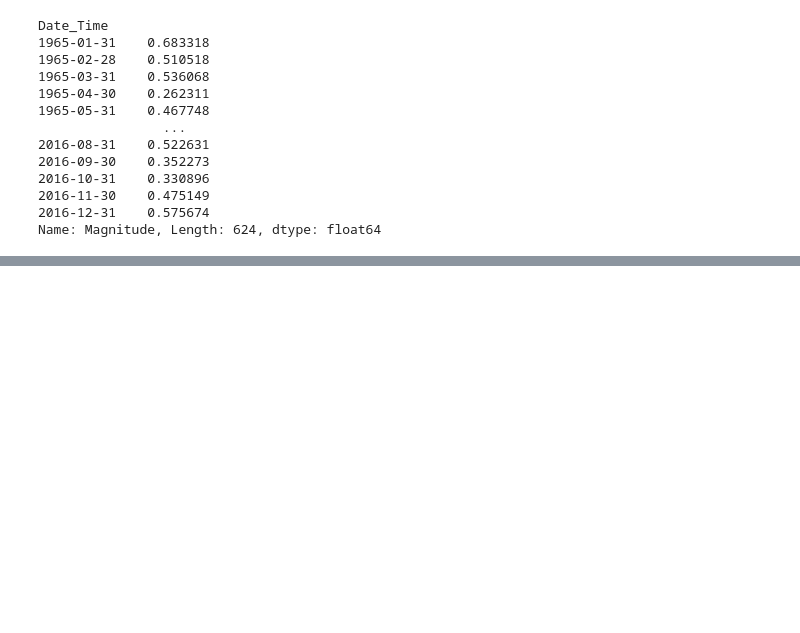
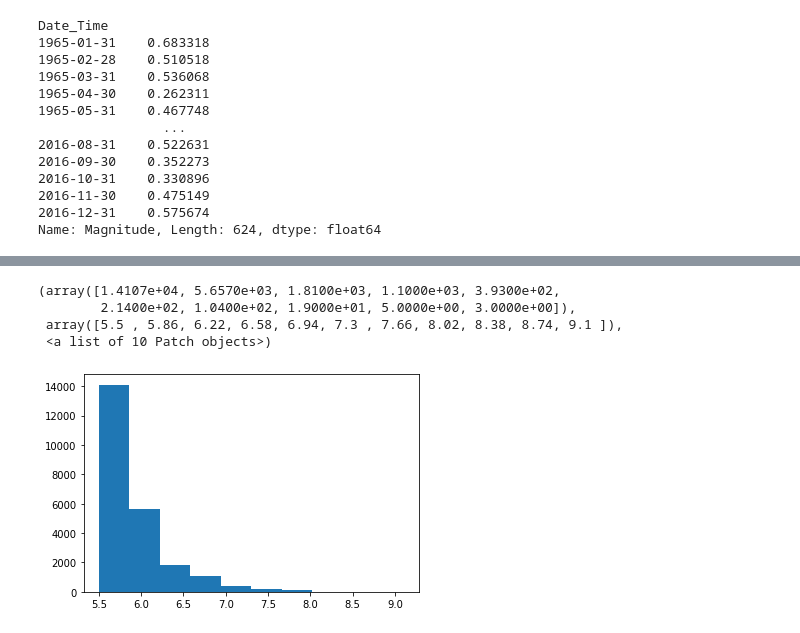
Before and after one commit to ScottFitzgerald83/intro_to_jupyter, a Jupyter notebook: earthquakes_analytics.ipynb, the cells around one changed output, grey strips where cells are left out. Cells and saved outputs as stored; diff of their text form; code cells hidden in the pictures; blank space fills up the shorter version.

Commit message:
finish earthquake visualization

```diff
--- a/earthquakes_analytics.ipynb
+++ b/earthquakes_analytics.ipynb
@@ -294,0 +331,8 @@ Name: Magnitude, Length: 624, dtype: float64
+# %%
+plt.hist(df2['Magnitude'])
+# %% [output]
+(array([1.4107e+04, 5.6570e+03, 1.8100e+03, 1.1000e+03, 3.9300e+02,
+        2.1400e+02, 1.0400e+02, 1.9000e+01, 5.0000e+00, 3.0000e+00]),
+ array([5.5 , 5.86, 6.22, 6.58, 6.94, 7.3 , 7.66, 8.02, 8.38, 8.74, 9.1 ]),
+ <a list of 10 Patch objects>)
+[figure, added]
```
Also changed, not shown: parts of 21 cells of this notebook.
